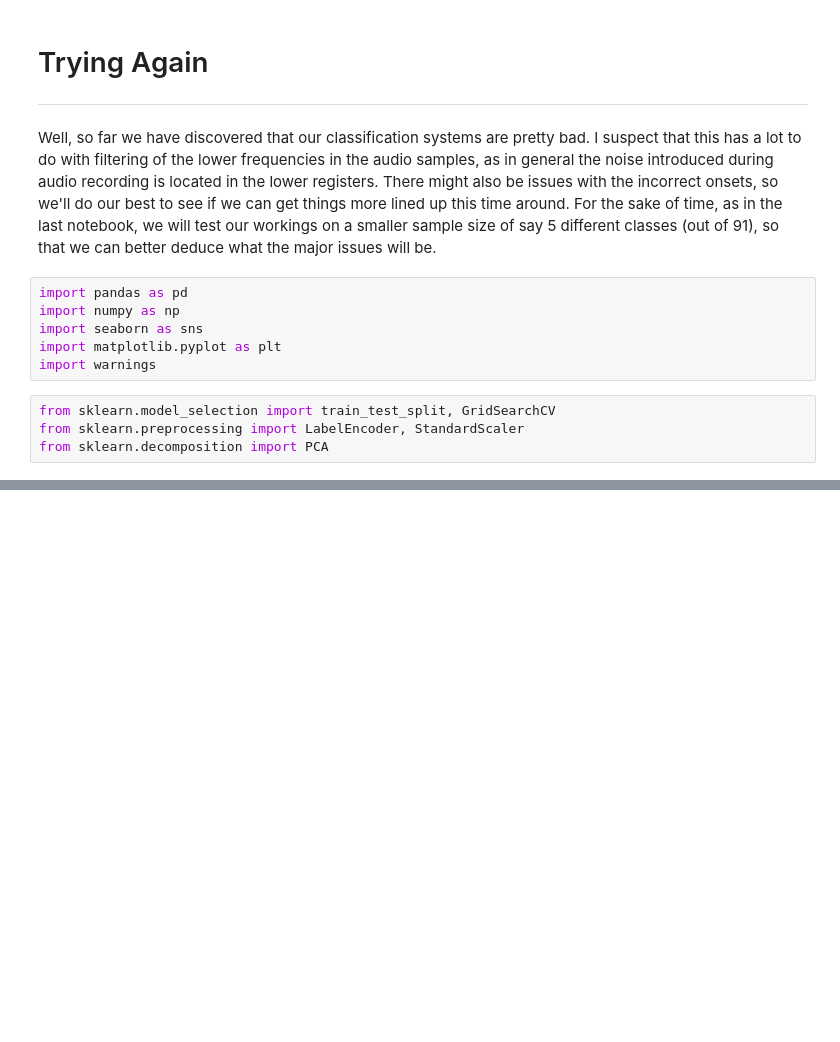
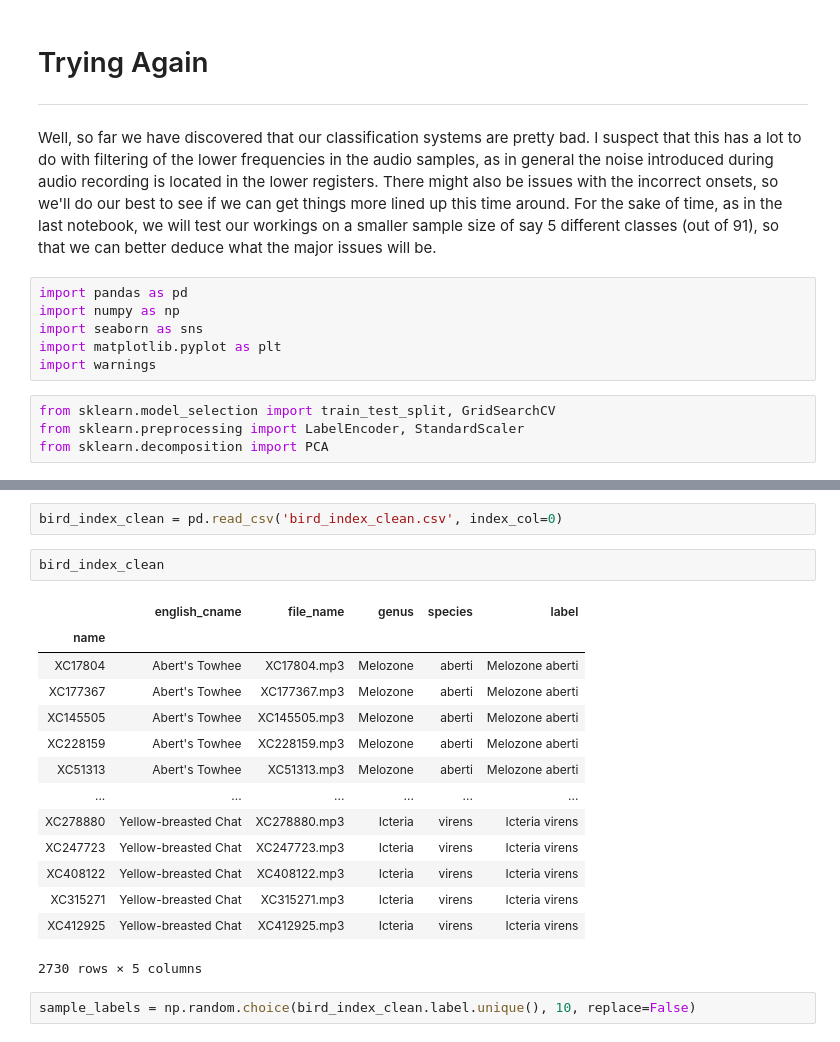
Before and after one commit to bbjornstad-flatiron/flatiron-mod5-project, a Jupyter notebook: trying_again.ipynb, the cells around one changed output, grey strips where cells are left out. Cells and saved outputs as stored; diff of their text form; blank space fills up the shorter version.

```diff
--- a/trying_again.ipynb
+++ b/trying_again.ipynb
@@ -24,0 +57,21 @@ sns.set_context('talk')
+# %%
+bird_index_clean = pd.read_csv('bird_index_clean.csv', index_col=0)
+# %%
+bird_index_clean
+# %% [output]
+|  | english_cname | file_name | genus | species | label |
+| name |  |  |  |  |  |
+| XC17804 | Abert's Towhee | XC17804.mp3 | Melozone | aberti | Melozone aberti |
+| XC177367 | Abert's Towhee | XC177367.mp3 | Melozone | aberti | Melozone aberti |
+| XC145505 | Abert's Towhee | XC145505.mp3 | Melozone | aberti | Melozone aberti |
+| XC228159 | Abert's Towhee | XC228159.mp3 | Melozone | aberti | Melozone aberti |
+| XC51313 | Abert's Towhee | XC51313.mp3 | Melozone | aberti | Melozone aberti |
+| ... | ... | ... | ... | ... | ... |
+| XC278880 | Yellow-breasted Chat | XC278880.mp3 | Icteria | virens | Icteria virens |
+| XC247723 | Yellow-breasted Chat | XC247723.mp3 | Icteria | virens | Icteria virens |
+| XC408122 | Yellow-breasted Chat | XC408122.mp3 | Icteria | virens | Icteria virens |
+| XC315271 | Yellow-breasted Chat | XC315271.mp3 | Icteria | virens | Icteria virens |
+| XC412925 | Yellow-breasted Chat | XC412925.mp3 | Icteria | virens | Icteria virens |
+2730 rows × 5 columns
+# %%
+sample_labels = np.random.choice(bird_index_clean.label.unique(), 10, replace=False)
```
Also changed, not shown: parts of 18 cells of this notebook, 30 other files.
